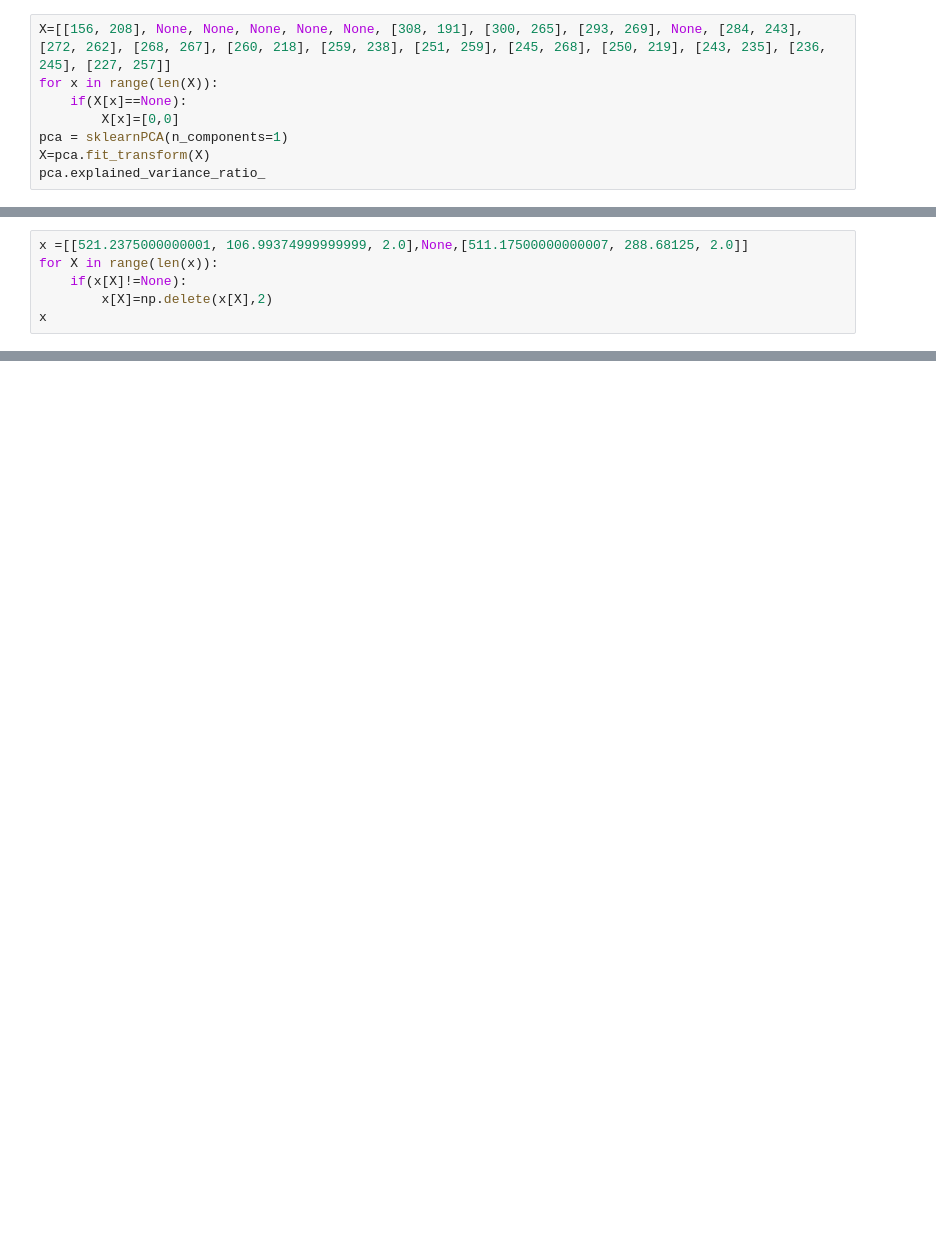
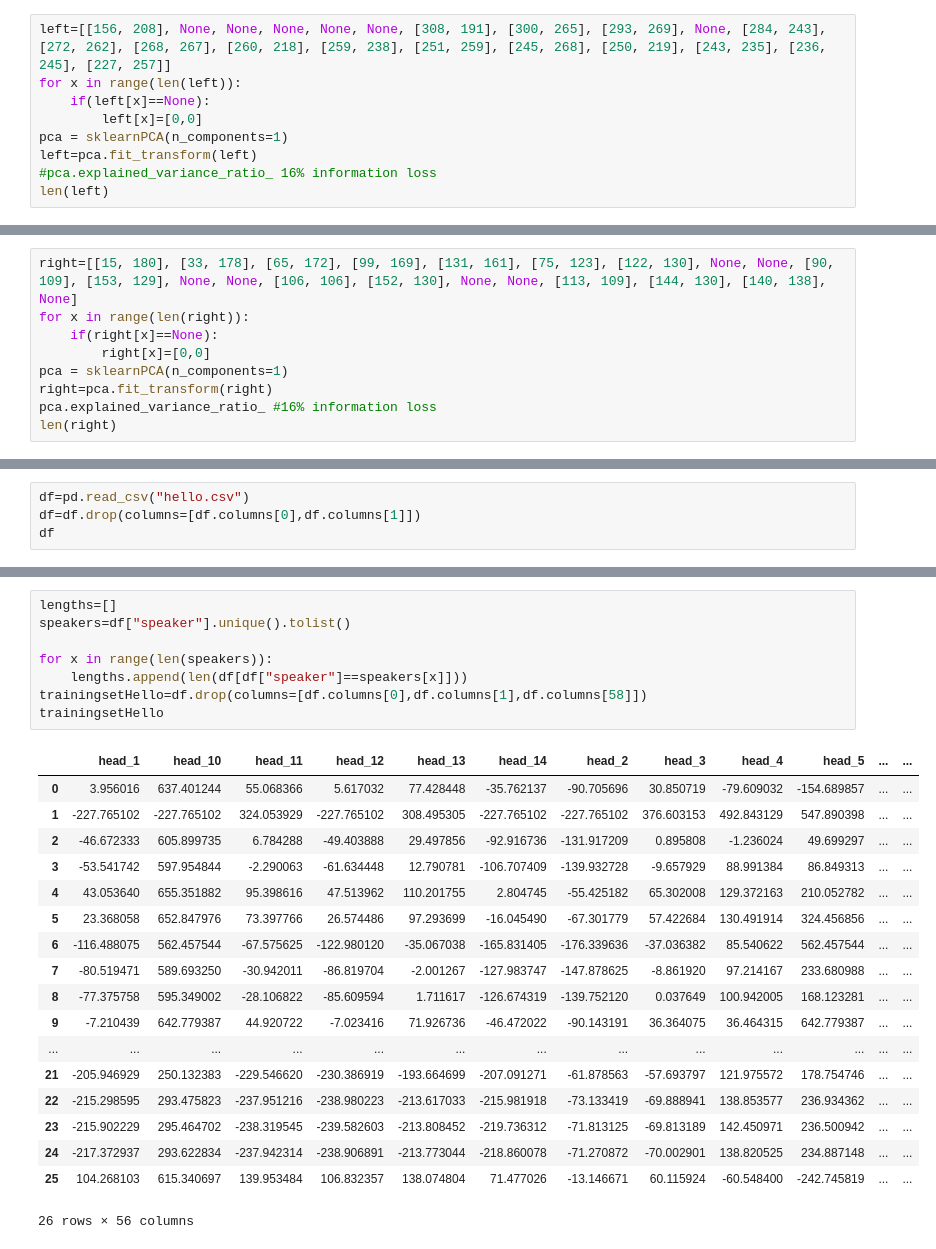
Before and after one commit to JstnClmnt/ASLRecognitionThesis, a Jupyter notebook: Sample Codes.ipynb, the cells around one changed output, grey strips where cells are left out. Saved outputs shown, nothing was run; the diff lists cells and outputs as text; blank space fills up the shorter version.

```diff
--- a/Sample Codes.ipynb
+++ b/Sample Codes.ipynb
@@ -64,9 +45,10 @@ Name: new, dtype: object
 # %%
-X=[[156, 208], None, None, None, None, None, [308, 191], [300, 265], [293, 269], None, [284, 243], [272, 262], [268, 267], [260, 218], [259, 238], [251, 259], [245, 268], [250, 219], [243, 235], [236, 245], [227, 257]]
-for x in range(len(X)):
-    if(X[x]==None):
-        X[x]=[0,0]
+left=[[156, 208], None, None, None, None, None, [308, 191], [300, 265], [293, 269], None, [284, 243], [272, 262], [268, 267], [260, 218], [259, 238], [251, 259], [245, 268], [250, 219], [243, 235], [236, 245], [227, 257]]
+for x in range(len(left)):
+    if(left[x]==None):
+        left[x]=[0,0]
 pca = sklearnPCA(n_components=1)
-X=pca.fit_transform(X)
-pca.explained_variance_ratio_
+left=pca.fit_transform(left)
+#pca.explained_variance_ratio_ 16% information loss
+len(left)
 # %% [output]
@@ -73,0 +56,9 @@ array([0.98113477])
+# %%
+right=[[15, 180], [33, 178], [65, 172], [99, 169], [131, 161], [75, 123], [122, 130], None, None, [90, 109], [153, 129], None, None, [106, 106], [152, 130], None, None, [113, 109], [144, 130], [140, 138], None]
+for x in range(len(right)):
+    if(right[x]==None):
+        right[x]=[0,0]
+pca = sklearnPCA(n_components=1)
+right=pca.fit_transform(right)
+pca.explained_variance_ratio_ #16% information loss
+len(right)
@@ -96,6 +85,0 @@ array([[-0.00451927],
-# %%
-x =[[521.2375000000001, 106.99374999999999, 2.0],None,[511.17500000000007, 288.68125, 2.0]]
-for X in range(len(x)):
-    if(x[X]!=None):
-        x[X]=np.delete(x[X],2)
-x
@@ -114,0 +222,4 @@ array([list([15, 180, 0.277296]), list([33, 178, 0.43666023]),
+# %%
+df=pd.read_csv("hello.csv")
+df=df.drop(columns=[df.columns[0],df.columns[1]])
+df
@@ -114,0 +288,27 @@ array([list([15, 180, 0.277296]), list([33, 178, 0.43666023]),
+# %%
+lengths=[]
+speakers=df["speaker"].unique().tolist()
+
+for x in range(len(speakers)):
+    lengths.append(len(df[df["speaker"]==speakers[x]]))
+trainingsetHello=df.drop(columns=[df.columns[0],df.columns[1],df.columns[58]])
+trainingsetHello
+# %% [output]
+|  | head_1 | head_10 | head_11 | head_12 | head_13 | head_14 | head_2 | head_3 | head_4 | head_5 | ... | ... |
+| 0 | 3.956016 | 637.401244 | 55.068366 | 5.617032 | 77.428448 | -35.762137 | -90.705696 | 30.850719 | -79.609032 | -154.689857 | ... | ... |
+| 1 | -227.765102 | -227.765102 | 324.053929 | -227.765102 | 308.495305 | -227.765102 | -227.765102 | 376.603153 | 492.843129 | 547.890398 | ... | ... |
+| 2 | -46.672333 | 605.899735 | 6.784288 | -49.403888 | 29.497856 | -92.916736 | -131.917209 | 0.895808 | -1.236024 | 49.699297 | ... | ... |
+| 3 | -53.541742 | 597.954844 | -2.290063 | -61.634448 | 12.790781 | -106.707409 | -139.932728 | -9.657929 | 88.991384 | 86.849313 | ... | ... |
+| 4 | 43.053640 | 655.351882 | 95.398616 | 47.513962 | 110.201755 | 2.804745 | -55.425182 | 65.302008 | 129.372163 | 210.052782 | ... | ... |
+| 5 | 23.368058 | 652.847976 | 73.397766 | 26.574486 | 97.293699 | -16.045490 | -67.301779 | 57.422684 | 130.491914 | 324.456856 | ... | ... |
+| 6 | -116.488075 | 562.457544 | -67.575625 | -122.980120 | -35.067038 | -165.831405 | -176.339636 | -37.036382 | 85.540622 | 562.457544 | ... | ... |
+| 7 | -80.519471 | 589.693250 | -30.942011 | -86.819704 | -2.001267 | -127.983747 | -147.878625 | -8.861920 | 97.214167 | 233.680988 | ... | ... |
+| 8 | -77.375758 | 595.349002 | -28.106822 | -85.609594 | 1.711617 | -126.674319 | -139.752120 | 0.037649 | 100.942005 | 168.123281 | ... | ... |
+| 9 | -7.210439 | 642.779387 | 44.920722 | -7.023416 | 71.926736 | -46.472022 | -90.143191 | 36.364075 | 36.464315 | 642.779387 | ... | ... |
+| ... | ... | ... | ... | ... | ... | ... | ... | ... | ... | ... | ... | ... |
+| 21 | -205.946929 | 250.132383 | -229.546620 | -230.386919 | -193.664699 | -207.091271 | -61.878563 | -57.693797 | 121.975572 | 178.754746 | ... | ... |
+| 22 | -215.298595 | 293.475823 | -237.951216 | -238.980223 | -213.617033 | -215.981918 | -73.133419 | -69.888941 | 138.853577 | 236.934362 | ... | ... |
+| 23 | -215.902229 | 295.464702 | -238.319545 | -239.582603 | -213.808452 | -219.736312 | -71.813125 | -69.813189 | 142.450971 | 236.500942 | ... | ... |
+| 24 | -217.372937 | 293.622834 | -237.942314 | -238.906891 | -213.773044 | -218.860078 | -71.270872 | -70.002901 | 138.820525 | 234.887148 | ... | ... |
+| 25 | 104.268103 | 615.340697 | 139.953484 | 106.832357 | 138.074804 | 71.477026 | -13.146671 | 60.115924 | -60.548400 | -242.745819 | ... | ... |
+26 rows × 56 columns
```
Also changed, not shown: parts of 33 cells of this notebook, 2 other files.
